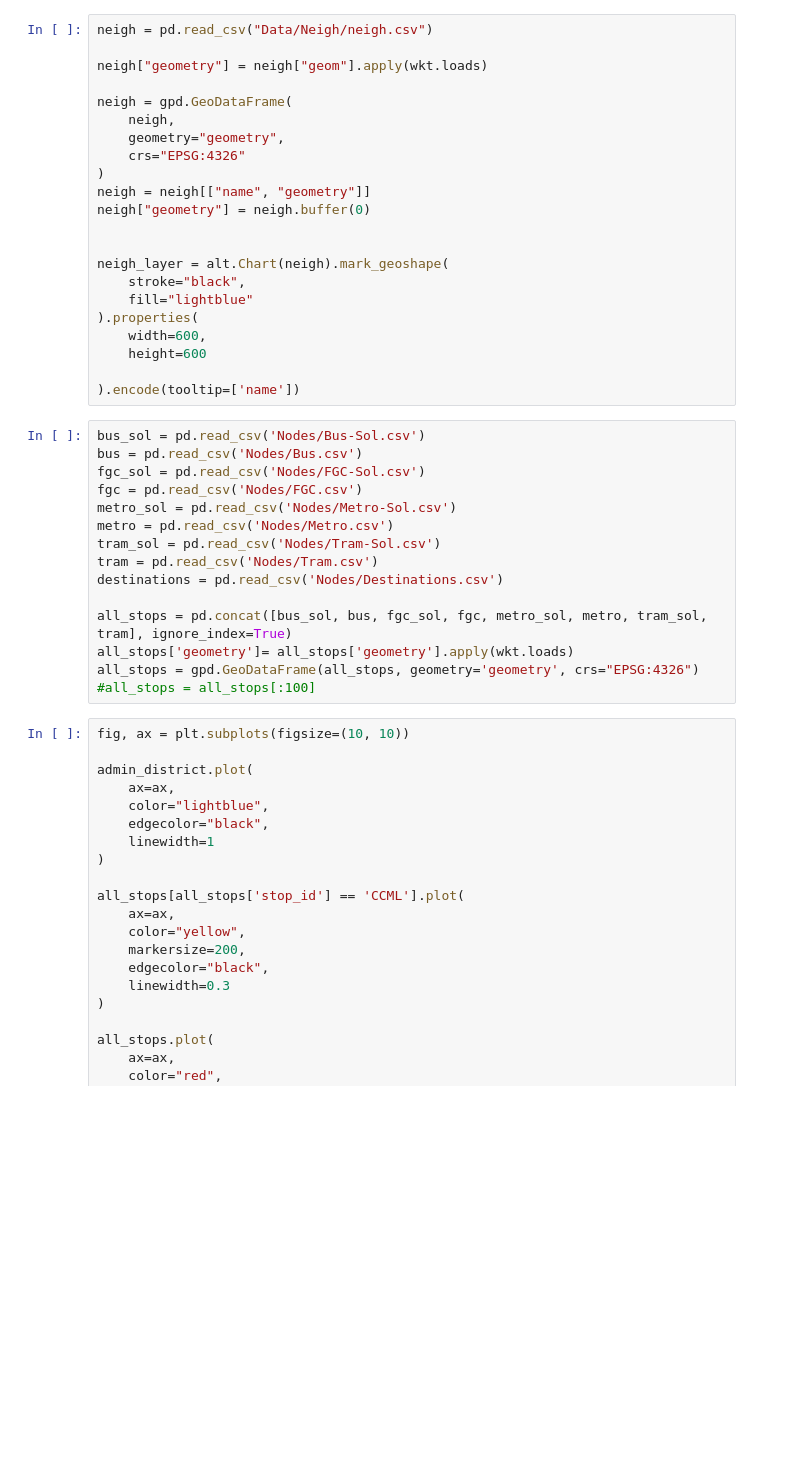
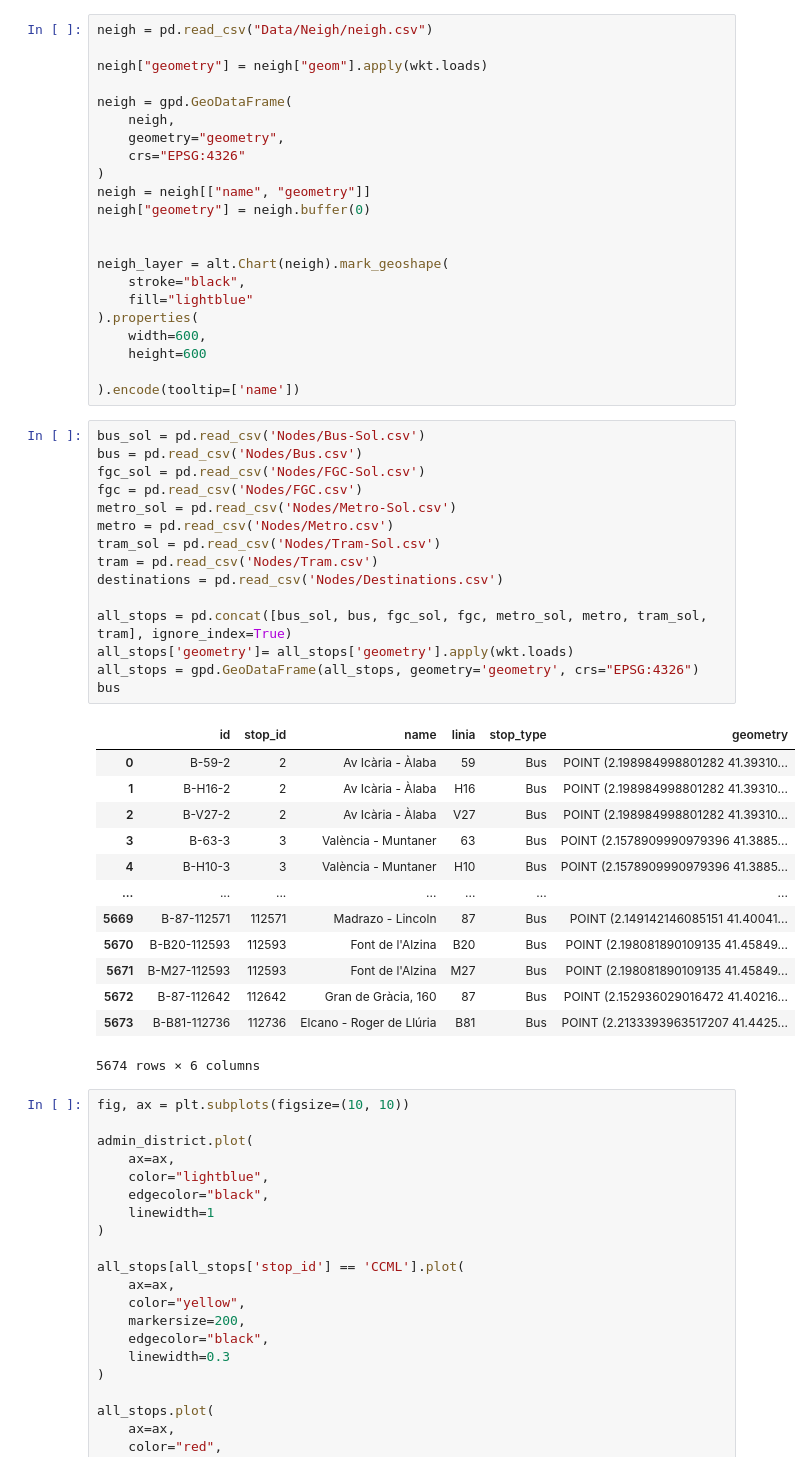
Before and after one commit to bmantepe/stop-location, a Jupyter notebook: 12-Edges-Exchange-OSMXN.ipynb, the cells around one changed output. Saved outputs shown, nothing was run; the diff lists cells and outputs as text; blank space fills up the shorter version.

```diff
--- a/12-Edges-Exchange-OSMXN.ipynb
+++ b/12-Edges-Exchange-OSMXN.ipynb
@@ -71,18 +71,32 @@ neigh_layer = alt.Chart(neigh).mark_geoshape(
 # %%
 bus_sol = pd.read_csv('Nodes/Bus-Sol.csv')
 bus = pd.read_csv('Nodes/Bus.csv')
 fgc_sol = pd.read_csv('Nodes/FGC-Sol.csv')
 fgc = pd.read_csv('Nodes/FGC.csv')
 metro_sol = pd.read_csv('Nodes/Metro-Sol.csv')
 metro = pd.read_csv('Nodes/Metro.csv')
 tram_sol = pd.read_csv('Nodes/Tram-Sol.csv')
 tram = pd.read_csv('Nodes/Tram.csv')
 destinations = pd.read_csv('Nodes/Destinations.csv')
 
 all_stops = pd.concat([bus_sol, bus, fgc_sol, fgc, metro_sol, metro, tram_sol, tram], ignore_index=True)
 all_stops['geometry']= all_stops['geometry'].apply(wkt.loads)
 all_stops = gpd.GeoDataFrame(all_stops, geometry='geometry', crs="EPSG:4326")
-#all_stops = all_stops[:100]
+bus
+# %% [output]
+|  | id | stop_id | name | linia | stop_type | geometry |
+| 0 | B-59-2 | 2 | Av Icària - Àlaba | 59 | Bus | POINT (2.198984998801282 41.39310... |
+| 1 | B-H16-2 | 2 | Av Icària - Àlaba | H16 | Bus | POINT (2.198984998801282 41.39310... |
+| 2 | B-V27-2 | 2 | Av Icària - Àlaba | V27 | Bus | POINT (2.198984998801282 41.39310... |
+| 3 | B-63-3 | 3 | València - Muntaner | 63 | Bus | POINT (2.1578909990979396 41.3885... |
+| 4 | B-H10-3 | 3 | València - Muntaner | H10 | Bus | POINT (2.1578909990979396 41.3885... |
+| ... | ... | ... | ... | ... | ... | ... |
+| 5669 | B-87-112571 | 112571 | Madrazo - Lincoln | 87 | Bus | POINT (2.149142146085151 41.40041... |
+| 5670 | B-B20-112593 | 112593 | Font de l'Alzina | B20 | Bus | POINT (2.198081890109135 41.45849... |
+| 5671 | B-M27-112593 | 112593 | Font de l'Alzina | M27 | Bus | POINT (2.198081890109135 41.45849... |
+| 5672 | B-87-112642 | 112642 | Gran de Gràcia, 160 | 87 | Bus | POINT (2.152936029016472 41.40216... |
+| 5673 | B-B81-112736 | 112736 | Elcano - Roger de Llúria | B81 | Bus | POINT (2.2133393963517207 41.4425... |
+5674 rows × 6 columns
 # %%
 fig, ax = plt.subplots(figsize=(10, 10))
 
```
Also changed, not shown: 8 other files.
